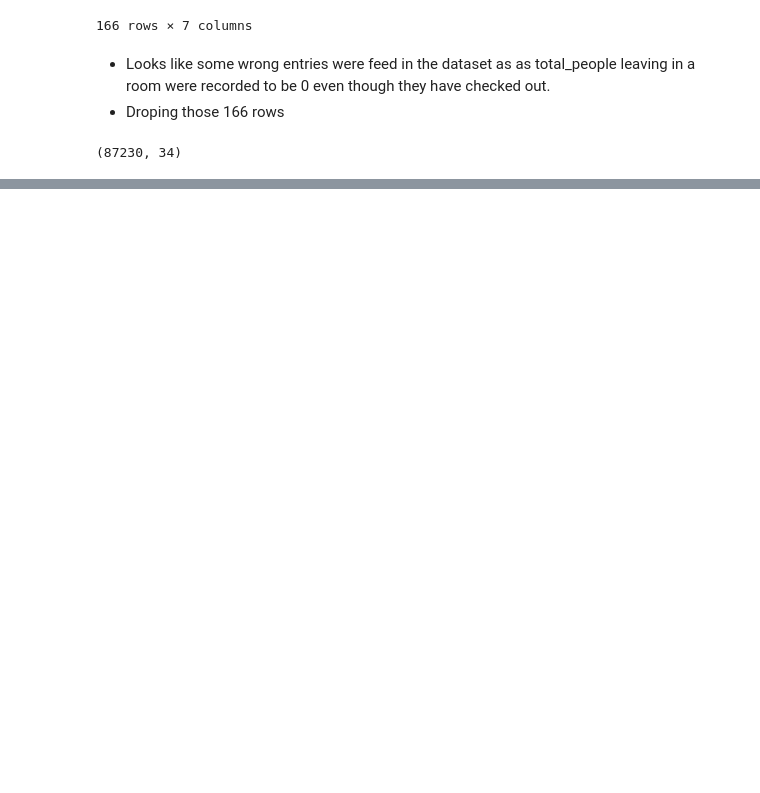
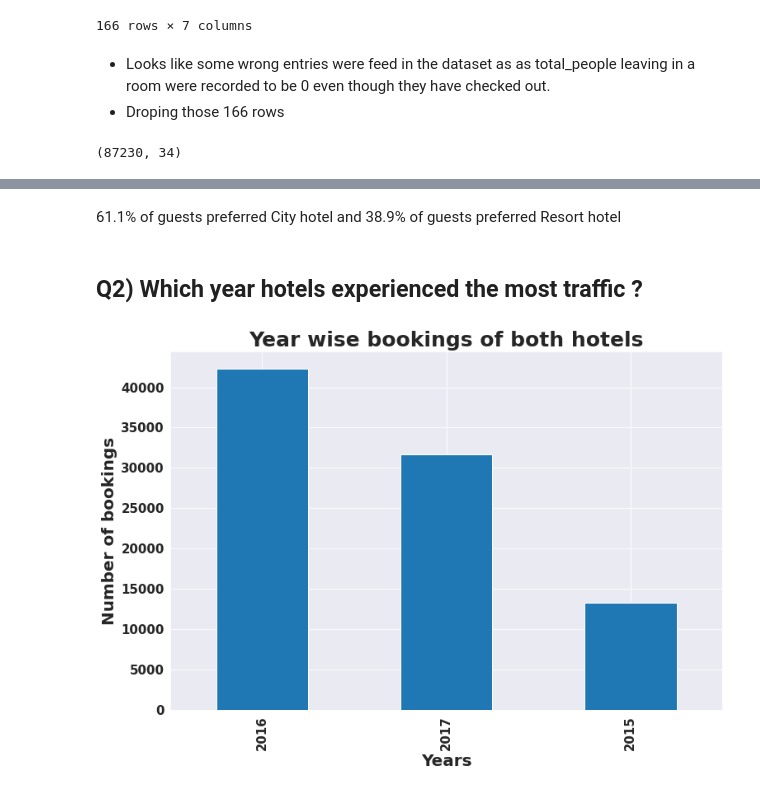
Before and after one commit to 7-sumit/Hotel-Booking-Analysis, a Jupyter notebook: Sumit_Berde_Hotel_Booking_Analysis_Capstone_Project.ipynb, the cells around one changed output, grey strips where cells are left out. Drawn from its saved outputs; the diff is of its cells as text; code cells hidden in the pictures; blank space fills up the shorter version.

```diff
--- a/Sumit_Berde_Hotel_Booking_Analysis_Capstone_Project.ipynb
+++ b/Sumit_Berde_Hotel_Booking_Analysis_Capstone_Project.ipynb
@@ -315,0 +343,12 @@ df1.shape
+# %% [markdown]
+61.1% of guests preferred City hotel and 38.9% of guests preferred Resort hotel
+# %% [markdown]
+## Q2) Which year hotels experienced the most traffic ?
+# %%
+#Plotting bar graph
+df1['arrival_date_year'].value_counts().plot.bar(figsize=(12,8))
+plt.xlabel('Years')
+plt.ylabel('Number of bookings')
+plt.title('Year wise bookings of both hotels');
+# %% [output]
+[figure, added]
```
Also changed, not shown: parts of 15 cells of this notebook.
